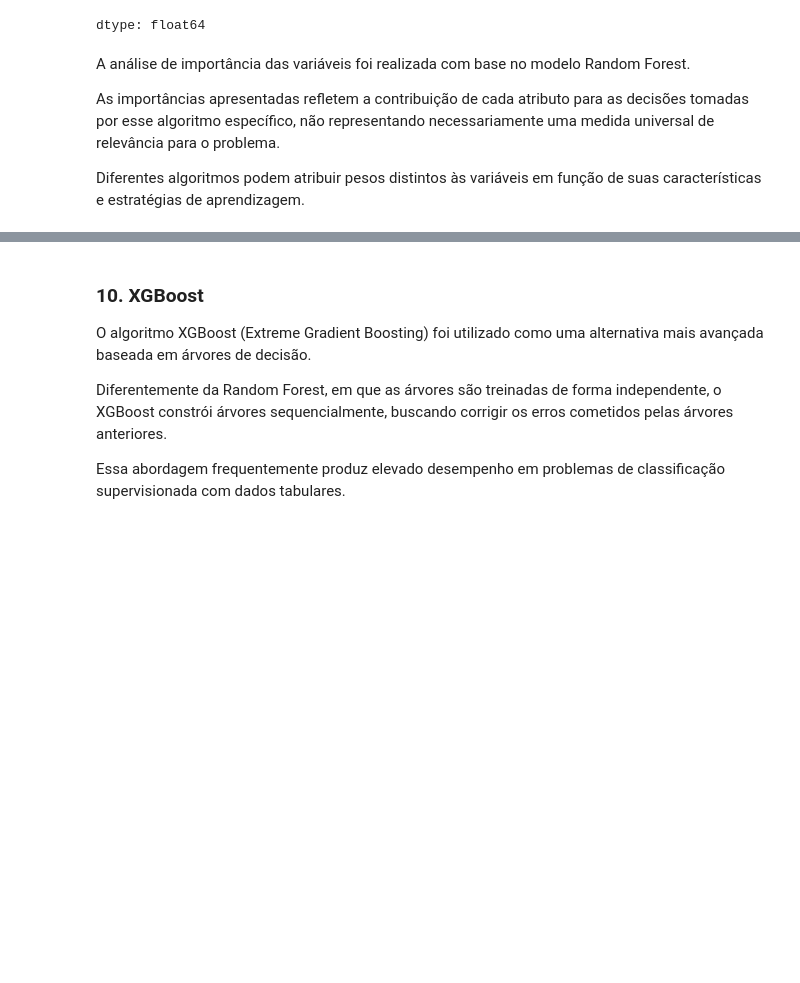
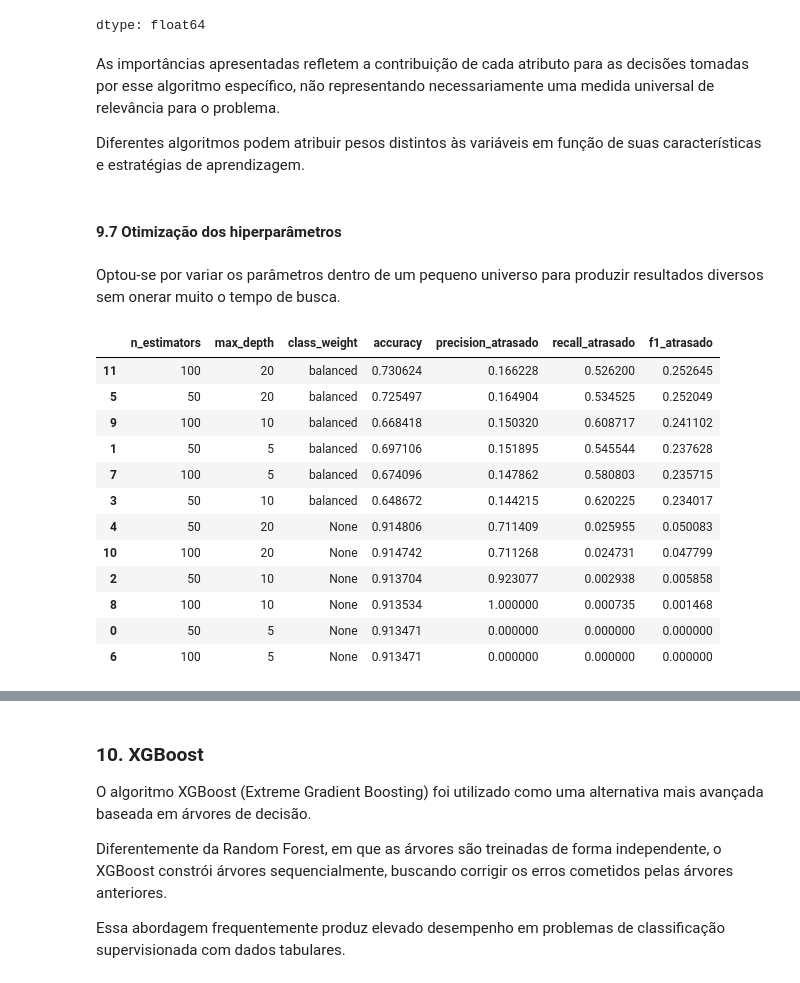
Before and after one commit to Silvinharl/MVP_Machine_Learning, a Jupyter notebook: MVP_Voos_ANAC.ipynb, the cells around one changed output, grey strips where cells are left out. Cells and saved outputs as stored; diff of their text form; code cells hidden in the pictures; blank space fills up the shorter version.

```diff
--- a/MVP_Voos_ANAC.ipynb
+++ b/MVP_Voos_ANAC.ipynb
@@ -1038,8 +1139,75 @@ importancias.sort_values(
 | Origem_SBRF | 0.004763 |
 dtype: float64
 # %% [markdown]
-A análise de importância das variáveis foi realizada com base no modelo Random Forest.
-
 As importâncias apresentadas refletem a contribuição de cada atributo para as decisões tomadas por esse algoritmo específico, não representando necessariamente uma medida universal de relevância para o problema.
 
 Diferentes algoritmos podem atribuir pesos distintos às variáveis em função de suas características e estratégias de aprendizagem.
+# %% [markdown]
+#### 9.7 Otimização dos hiperparâmetros
+# %% [markdown]
+Optou-se por variar os parâmetros dentro de um pequeno universo para produzir resultados diversos sem onerar muito o tempo de busca.
+# %%
+from sklearn.ensemble import RandomForestClassifier
+from sklearn.metrics import accuracy_score, precision_score, recall_score, f1_score
+from itertools import product
+import pandas as pd
+
+parametros_rf = []
+
+for n_estimators, max_depth, class_weight in product(
+    [50, 100],
+    [5, 10, 20],
+    [None, "balanced"]
+):
+    parametros_rf.append({
+        "n_estimators": n_estimators,
+        "max_depth": max_depth,
+        "class_weight": class_weight
+    })
+
+resultados_rf = []
+
+for params in parametros_rf:
+
+    modelo = RandomForestClassifier(
+        n_estimators=params["n_estimators"],
+        max_depth=params["max_depth"],
+        class_weight=params["class_weight"],
+        random_state=42,
+        n_jobs=-1
+    )
+
+    modelo.fit(X_train, y_train)
+
+    y_pred = modelo.predict(X_test)
+
+    resultados_rf.append({
+        "n_estimators": params["n_estimators"],
+        "max_depth": params["max_depth"],
+        "class_weight": params["class_weight"],
+        "accuracy": accuracy_score(y_test, y_pred),
+        "precision_atrasado": precision_score(y_test, y_pred, pos_label=1, zero_division=0),
+        "recall_atrasado": recall_score(y_test, y_pred, pos_label=1, zero_division=0),
+        "f1_atrasado": f1_score(y_test, y_pred, pos_label=1, zero_division=0)
+    })
+
+resultados_rf_df = pd.DataFrame(resultados_rf)
+
+resultados_rf_df.sort_values(
+    by=["f1_atrasado", "recall_atrasado"],
+    ascending=False
+)
+# %% [output]
+|  | n_estimators | max_depth | class_weight | accuracy | precision_atrasado | recall_atrasado | f1_atrasado |
+| 11 | 100 | 20 | balanced | 0.730624 | 0.166228 | 0.526200 | 0.252645 |
+| 5 | 50 | 20 | balanced | 0.725497 | 0.164904 | 0.534525 | 0.252049 |
+| 9 | 100 | 10 | balanced | 0.668418 | 0.150320 | 0.608717 | 0.241102 |
+| 1 | 50 | 5 | balanced | 0.697106 | 0.151895 | 0.545544 | 0.237628 |
+| 7 | 100 | 5 | balanced | 0.674096 | 0.147862 | 0.580803 | 0.235715 |
+| 3 | 50 | 10 | balanced | 0.648672 | 0.144215 | 0.620225 | 0.234017 |
+| 4 | 50 | 20 | None | 0.914806 | 0.711409 | 0.025955 | 0.050083 |
+| 10 | 100 | 20 | None | 0.914742 | 0.711268 | 0.024731 | 0.047799 |
+| 2 | 50 | 10 | None | 0.913704 | 0.923077 | 0.002938 | 0.005858 |
+| 8 | 100 | 10 | None | 0.913534 | 1.000000 | 0.000735 | 0.001468 |
+| 0 | 50 | 5 | None | 0.913471 | 0.000000 | 0.000000 | 0.000000 |
+| 6 | 100 | 5 | None | 0.913471 | 0.000000 | 0.000000 | 0.000000 |
```
Also changed, not shown: parts of 18 cells of this notebook.
